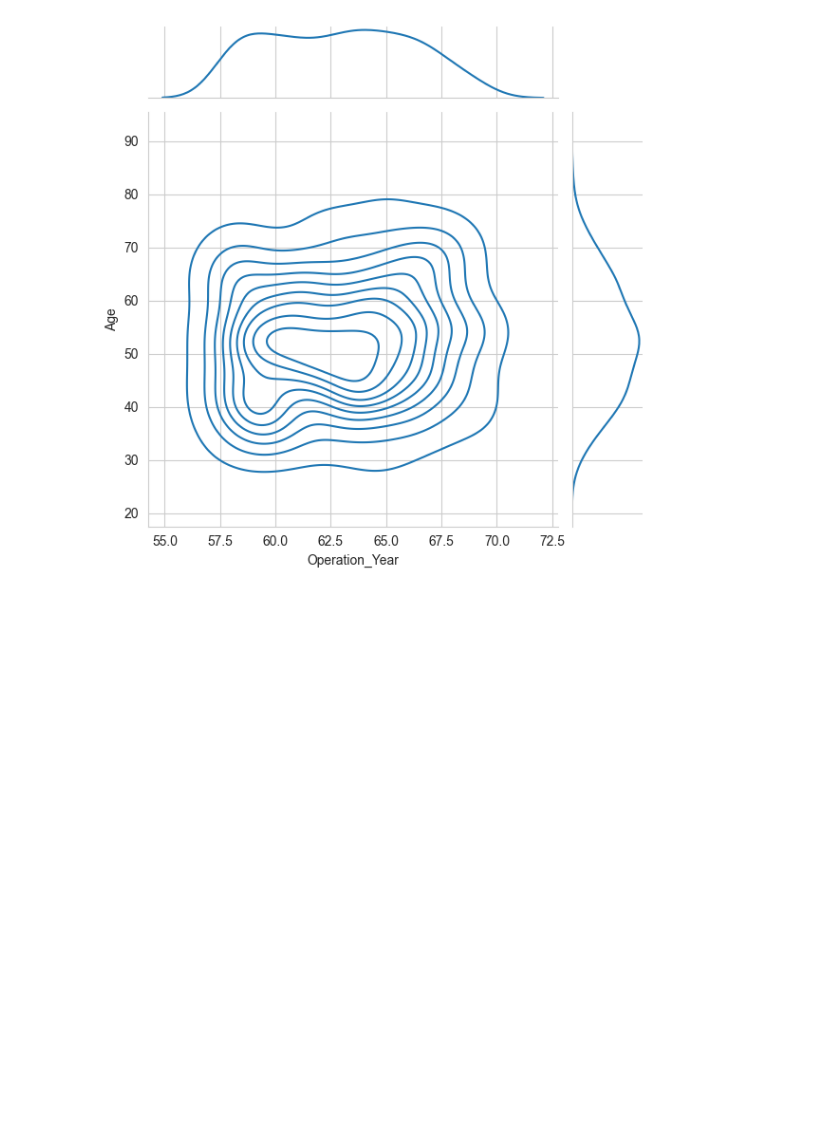
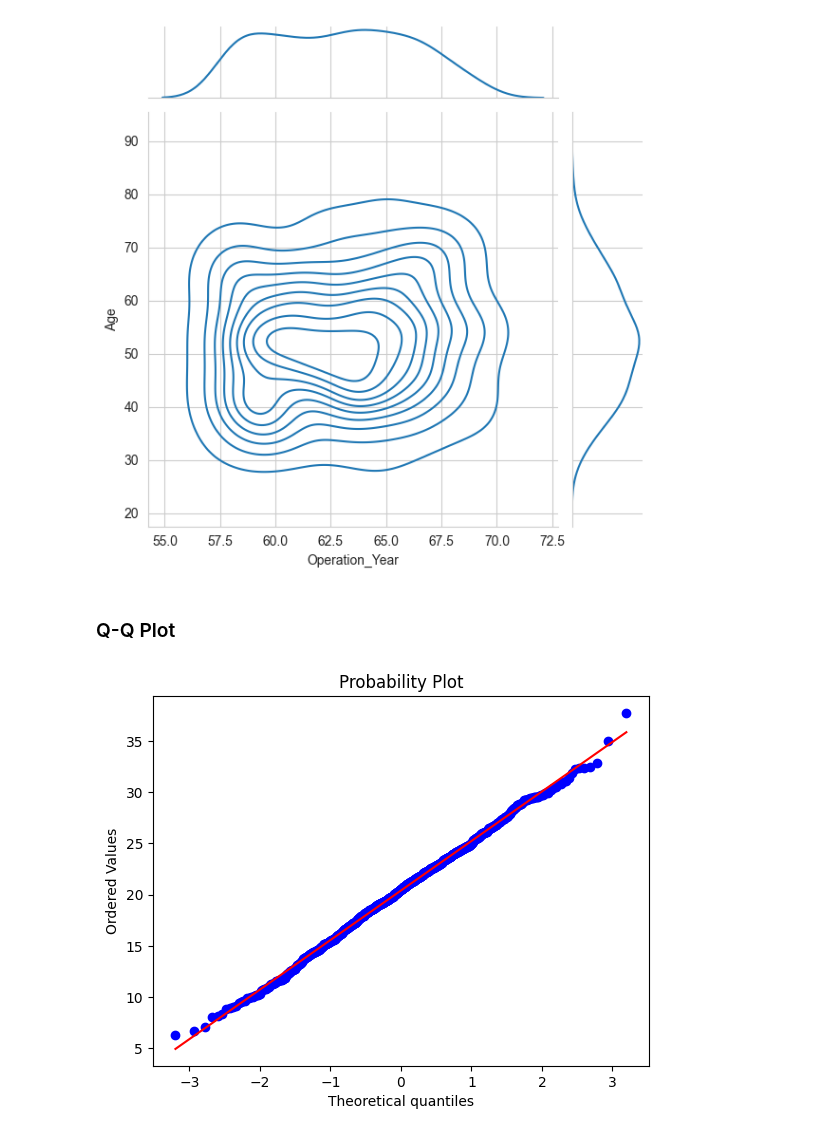
Before and after one commit to sikkki23/ML, a Jupyter notebook: python_numpy/EDA_Haberman_cancer.ipynb, the cells around one changed output. Saved outputs shown, nothing was run; the diff lists cells and outputs as text; code cells hidden in the pictures; blank space fills up the shorter version.

Commit message:
data analysis graph Q-Q plot

```diff
--- a/python_numpy/EDA_Haberman_cancer.ipynb
+++ b/python_numpy/EDA_Haberman_cancer.ipynb
@@ -260,3 +265,15 @@ plt.show()
 # %% [output]
 Index(['Age', 'Operation_Year', 'Axilary_Lymph_Nodes', 'Survial_Status'], dtype='object')
 [figure]
+# %% [markdown]
+### Q-Q Plot
+# %%
+
+import scipy.stats as stats
+import pylab
+
+measuremnts = np.random.normal(loc=20, scale=5, size=1000)
+stats.probplot(measuremnts, dist="norm", plot=pylab)
+pylab.show()
+# %% [output]
+[figure, added]
```
Also changed, not shown: parts of 3 cells of this notebook.
